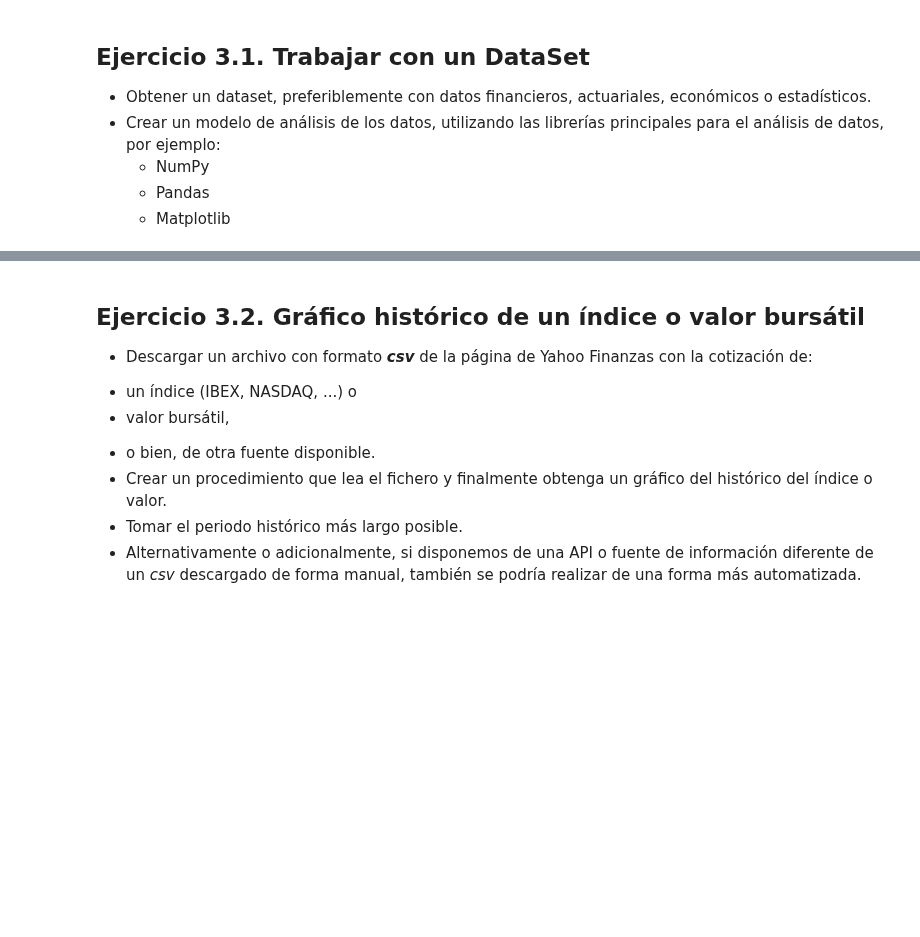
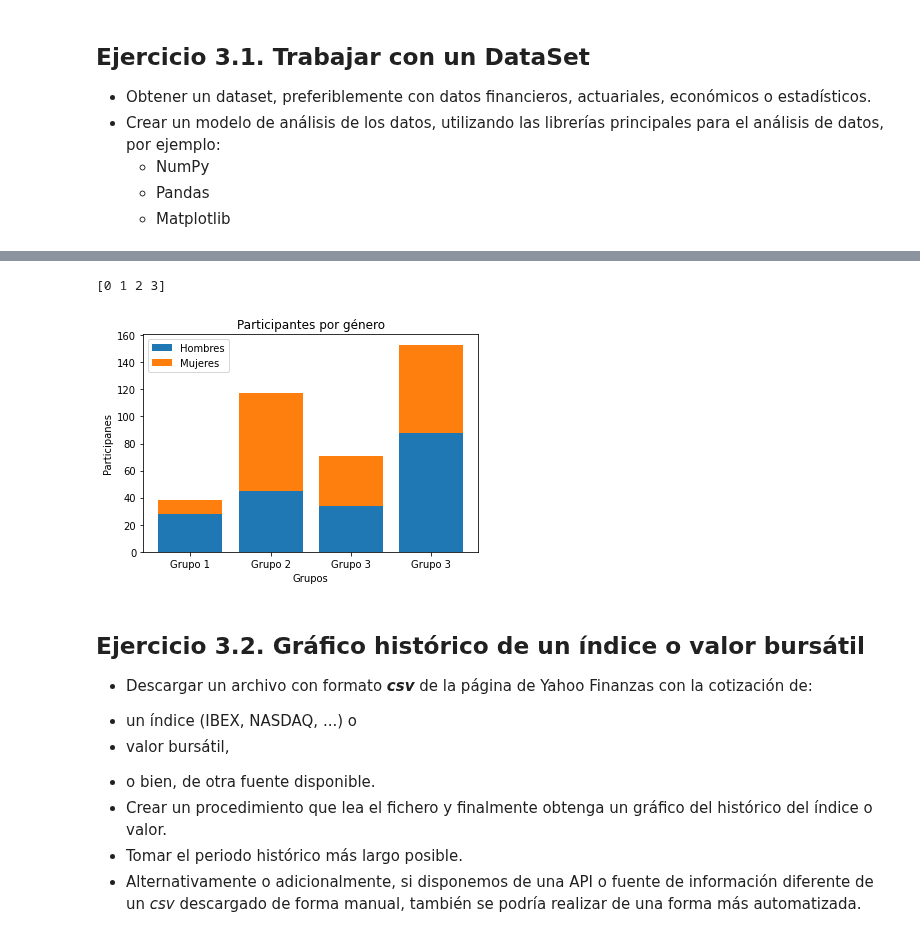
Before and after one commit to LViudez/UCM_Python, a Jupyter notebook: practicas/practica3.ipynb, the cells around one changed output, grey strips where cells are left out. Saved outputs shown, nothing was run; the diff lists cells and outputs as text; code cells hidden in the pictures; blank space fills up the shorter version.

```diff
--- a/practicas/practica3.ipynb
+++ b/practicas/practica3.ipynb
@@ -37,3 +81,30 @@ fatal: destination path 'UCM_Python' already exists and is not an empty director
+# %%
+import numpy as np
+import matplotlib.pyplot as plt
+grupos = ['Grupo 1', 'Grupo 2', 'Grupo 3', 'Grupo 3']
+hombres = [28,45,34,88]
+mujeres = [10,72,37,65]
+
+indice = np.arange(len(grupos))
+
+print(indice)
+
+## Se crean las primeras barras
+plt.bar(indice, hombres, label='Hombres')
+
+## Se crean las segundas barras y se apilan sobre las primeras
+plt.bar(indice, mujeres, label='Mujeres',  bottom=hombres)
+
+plt.xticks(indice, grupos)
+plt.ylabel("Participanes")
+plt.xlabel("Grupos")
+plt.title('Participantes por género')
+plt.legend()
+
+plt.show()
+# %% [output]
+[0 1 2 3]
+[figure, added]
 # %% [markdown]
 ## Ejercicio 3.2. Gráfico histórico de un índice o valor bursátil
 * Descargar un archivo con formato ***csv*** de la página de Yahoo Finanzas con la cotización de:
```
Also changed, not shown: parts of 1 cell of this notebook.
